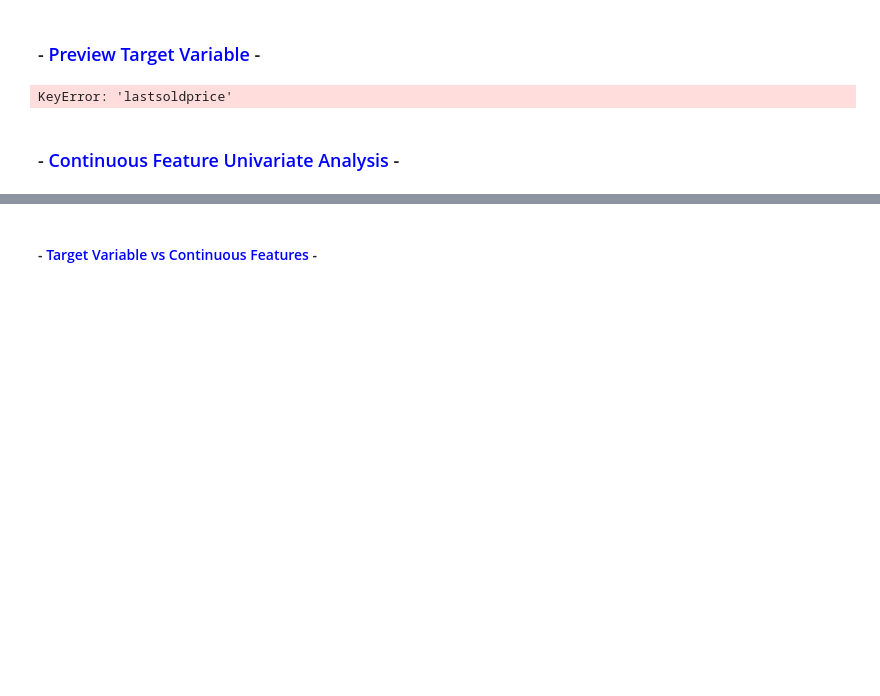
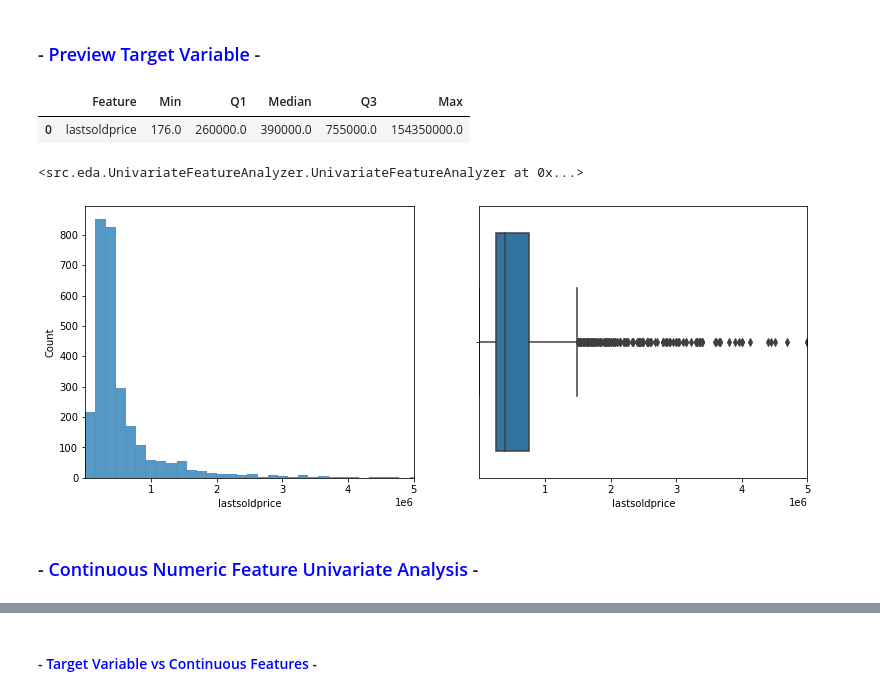
Before and after one commit to dangoML/DeepREI, a Jupyter notebook: Model/notebooks/DeepREI_Model.ipynb, the cells around one changed output, grey strips where cells are left out. Drawn from its saved outputs; the diff is of its cells as text; code cells hidden in the pictures; blank space fills up the shorter version.

Commit message:
Univariate Feature EDA implemented

```diff
--- a/Model/notebooks/DeepREI_Model.ipynb
+++ b/Model/notebooks/DeepREI_Model.ipynb
@@ -151,7 +121,10 @@ missingno.matrix(base_data.replace(to_replace='None', value=np.nan),figsize=(20,
 # %%
-UnivariateFeatureAnalyzer(is_continuous=True, feature_is_cont=None, dataset=train_set, feature_col_name='lastsoldprice', suffix="", bins=1000, x_axis_limit=5000000)
+UnivariateFeatureAnalyzer(dataset=train_set, is_continuous=True, feature_col_name='lastsoldprice', suffix="", bins=1000, x_axis_limit=5000000)
 # %% [output]
+|  | Feature | Min | Q1 | Median | Q3 | Max |
+| 0 | lastsoldprice | 176.0 | 260000.0 | 390000.0 | 755000.0 | 154350000.0 |
-KeyError: 'lastsoldprice'
+<src.eda.UnivariateFeatureAnalyzer.UnivariateFeatureAnalyzer at 0x...>
+[figure, added]
 # %% [markdown]
-### - <font color=blue>Continuous Feature Univariate Analysis</font> -
+### - <font color=blue>Continuous Numeric Feature Univariate Analysis</font> -
 # %%
```
Also changed, not shown: parts of 13 cells of this notebook, 5 other files.
